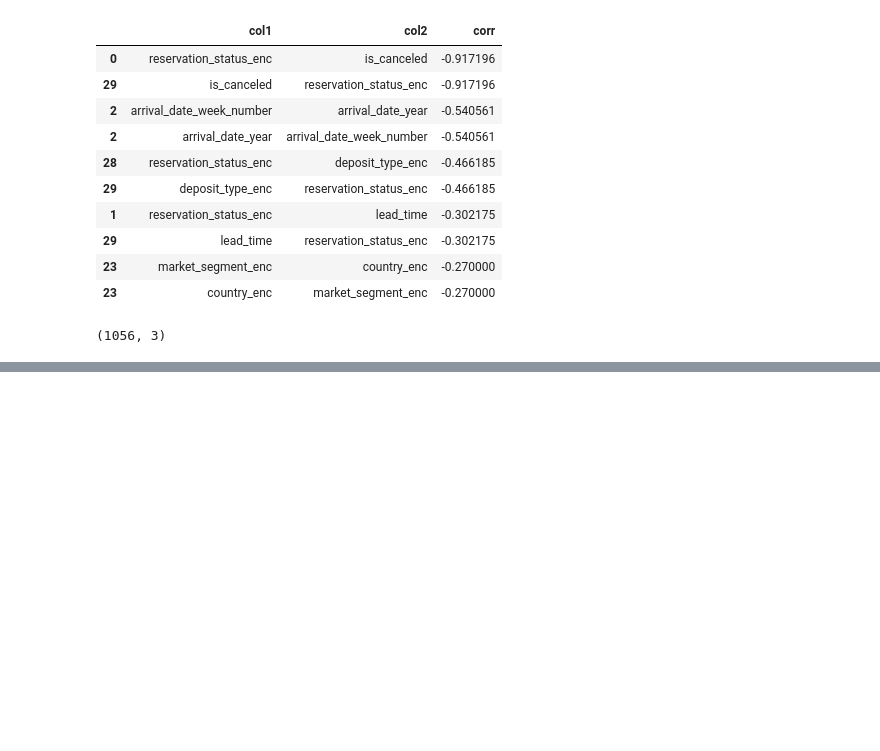
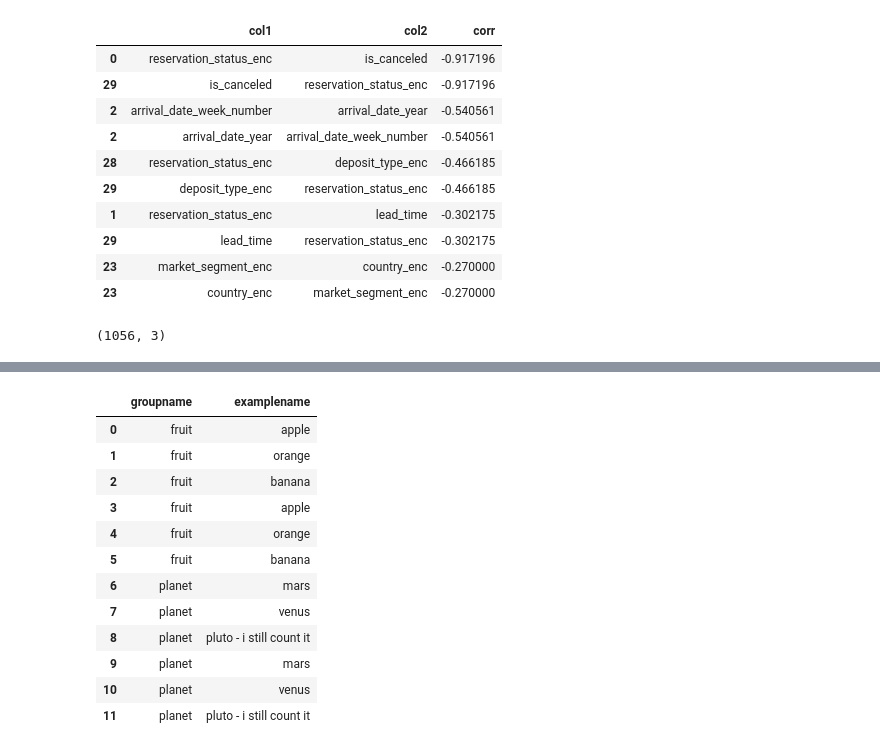
Before and after one commit to josephburton06/Hotel-Bookings, a Jupyter notebook: hotel_bookings.ipynb, the cells around one changed output, grey strips where cells are left out. Saved outputs shown, nothing was run; the diff lists cells and outputs as text; code cells hidden in the pictures; blank space fills up the shorter version.

```diff
--- a/hotel_bookings.ipynb
+++ b/hotel_bookings.ipynb
@@ -383,0 +386,18 @@ all_corrs_df.shape
+# %%
+d = {'groupname': ['fruit', 'fruit', 'fruit', 'fruit', 'fruit', 'fruit', 'planet', 'planet', 'planet', 'planet', 'planet', 'planet'], 'examplename': ['apple', 'orange', 'banana', 'apple', 'orange', 'banana', 'mars', 'venus', 'pluto - i still count it', 'mars','venus', 'pluto - i still count it']}
+d = pd.DataFrame(data=d)
+d
+# %% [output]
+|  | groupname | examplename |
+| 0 | fruit | apple |
+| 1 | fruit | orange |
+| 2 | fruit | banana |
+| 3 | fruit | apple |
+| 4 | fruit | orange |
+| 5 | fruit | banana |
+| 6 | planet | mars |
+| 7 | planet | venus |
+| 8 | planet | pluto - i still count it |
+| 9 | planet | mars |
+| 10 | planet | venus |
+| 11 | planet | pluto - i still count it |
```
Also changed, not shown: parts of 8 cells of this notebook.
